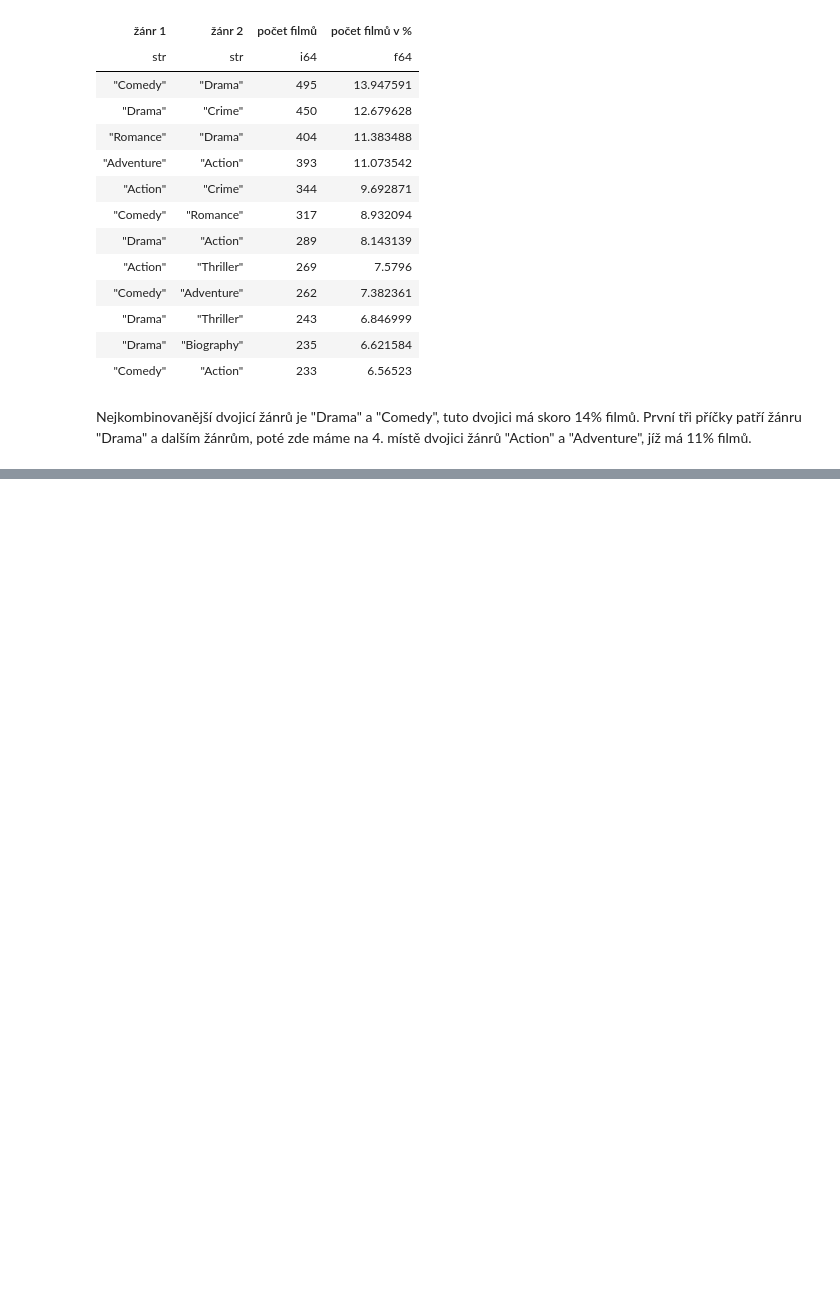
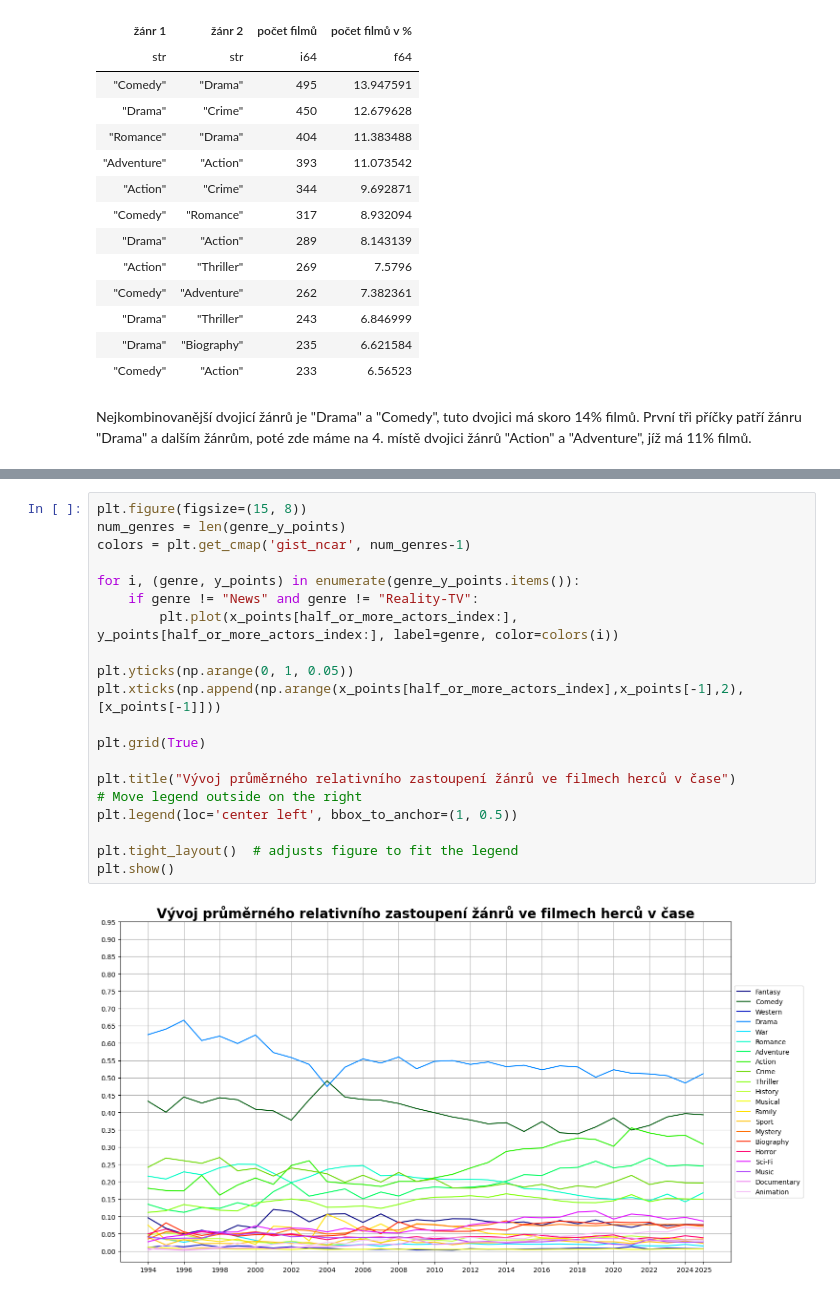
Before and after one commit to Jindrich8/Actors_and_films_analysis, a Jupyter notebook: actors_films.ipynb, the cells around one changed output, grey strips where cells are left out. Drawn from its saved outputs; the diff is of its cells as text; blank space fills up the shorter version.

```diff
--- a/actors_films.ipynb
+++ b/actors_films.ipynb
@@ -1292,0 +1462,22 @@ První tři příčky patří žánru "Drama" a dalším žánrům, poté zde m
+# %%
+plt.figure(figsize=(15, 8))
+num_genres = len(genre_y_points)
+colors = plt.get_cmap('gist_ncar', num_genres-1)
+
+for i, (genre, y_points) in enumerate(genre_y_points.items()):
+    if genre != "News" and genre != "Reality-TV":
+        plt.plot(x_points[half_or_more_actors_index:], y_points[half_or_more_actors_index:], label=genre, color=colors(i))
+
+plt.yticks(np.arange(0, 1, 0.05))
+plt.xticks(np.append(np.arange(x_points[half_or_more_actors_index],x_points[-1],2),[x_points[-1]]))
+
+plt.grid(True)
+
+plt.title("Vývoj průměrného relativního zastoupení žánrů ve filmech herců v čase")
+# Move legend outside on the right
+plt.legend(loc='center left', bbox_to_anchor=(1, 0.5))
+
+plt.tight_layout()  # adjusts figure to fit the legend
+plt.show()
+# %% [output]
+[figure, added]
```
Also changed, not shown: parts of 8 cells of this notebook.
